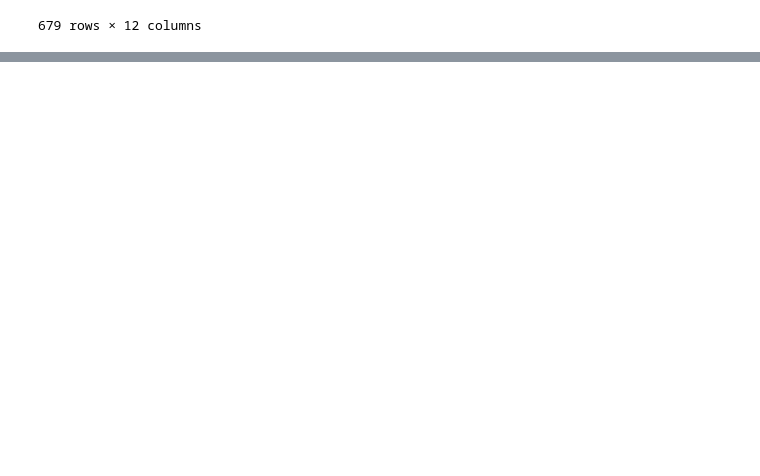
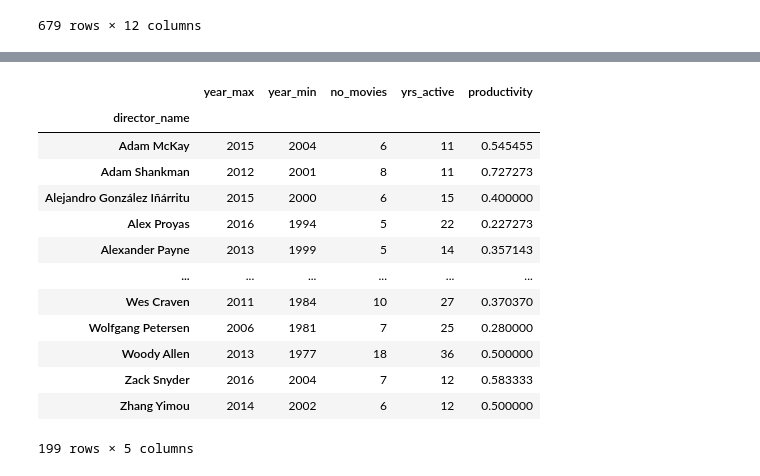
Before and after one commit to shivendra1-cyber/-IMDB-Director-Insights, a Jupyter notebook: IMDB_Director_Insights.ipynb, the cells around one changed output, grey strips where cells are left out. Drawn from its saved outputs; the diff is of its cells as text; code cells hidden in the pictures; blank space fills up the shorter version.

```diff
--- a/IMDB_Director_Insights.ipynb
+++ b/IMDB_Director_Insights.ipynb
@@ -662,0 +764,4 @@ data.groupby('director_name').filter(high_budget)
+# %%
+data_agg=data.groupby('director_name')[['year','title']].aggregate(
+    year_max=('year','max'),year_min=('year','min'), no_movies=('title','count'))
+data_agg
@@ -662,0 +783,3 @@ data.groupby('director_name').filter(high_budget)
+# %%
+data_agg['yrs_active'] = data_agg['year_max']- data_agg['year_min']
+data_agg
@@ -662,0 +818,18 @@ data.groupby('director_name').filter(high_budget)
+# %%
+data_agg['productivity']= data_agg['no_movies'] / data_agg["yrs_active"]
+data_agg
+# %% [output]
+|  | year_max | year_min | no_movies | yrs_active | productivity |
+| director_name |  |  |  |  |  |
+| Adam McKay | 2015 | 2004 | 6 | 11 | 0.545455 |
+| Adam Shankman | 2012 | 2001 | 8 | 11 | 0.727273 |
+| Alejandro González Iñárritu | 2015 | 2000 | 6 | 15 | 0.400000 |
+| Alex Proyas | 2016 | 1994 | 5 | 22 | 0.227273 |
+| Alexander Payne | 2013 | 1999 | 5 | 14 | 0.357143 |
+| ... | ... | ... | ... | ... | ... |
+| Wes Craven | 2011 | 1984 | 10 | 27 | 0.370370 |
+| Wolfgang Petersen | 2006 | 1981 | 7 | 25 | 0.280000 |
+| Woody Allen | 2013 | 1977 | 18 | 36 | 0.500000 |
+| Zack Snyder | 2016 | 2004 | 7 | 12 | 0.583333 |
+| Zhang Yimou | 2014 | 2002 | 6 | 12 | 0.500000 |
+199 rows × 5 columns
```
Also changed, not shown: parts of 14 cells of this notebook.
